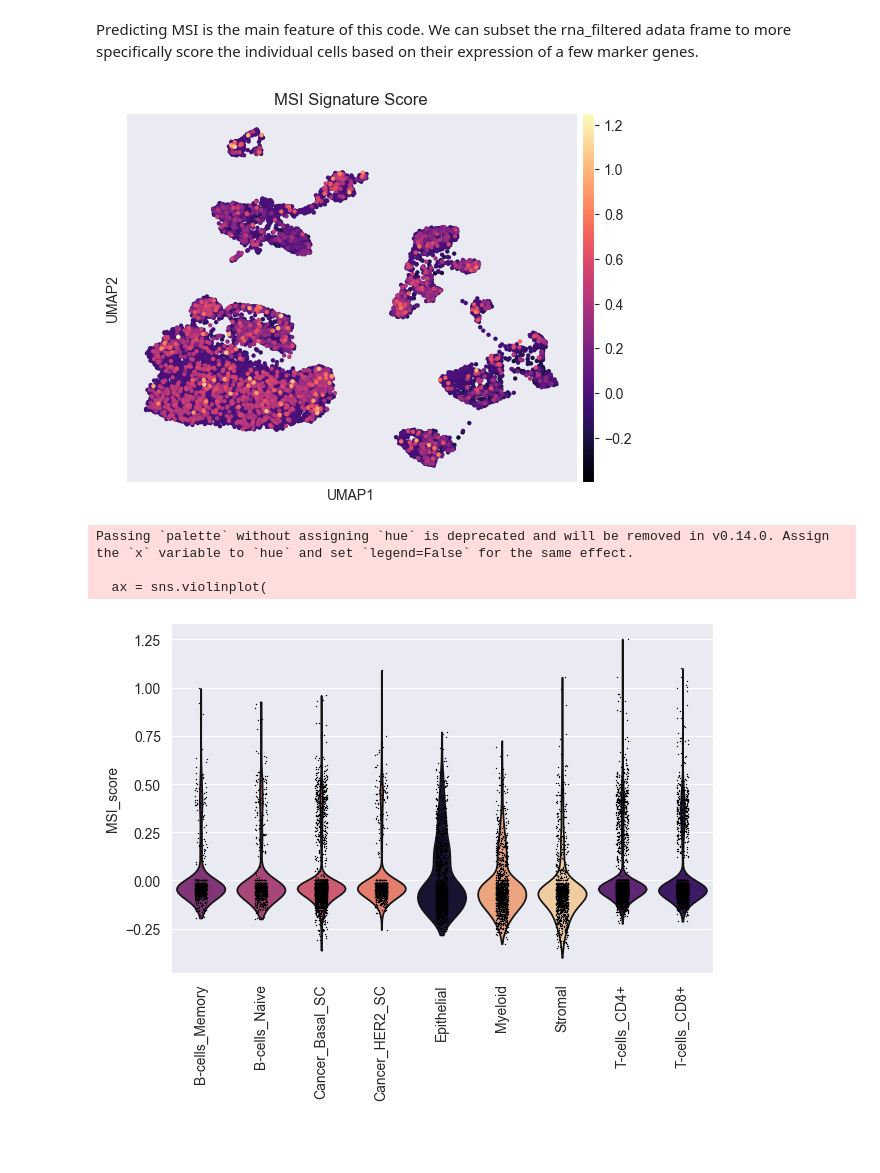
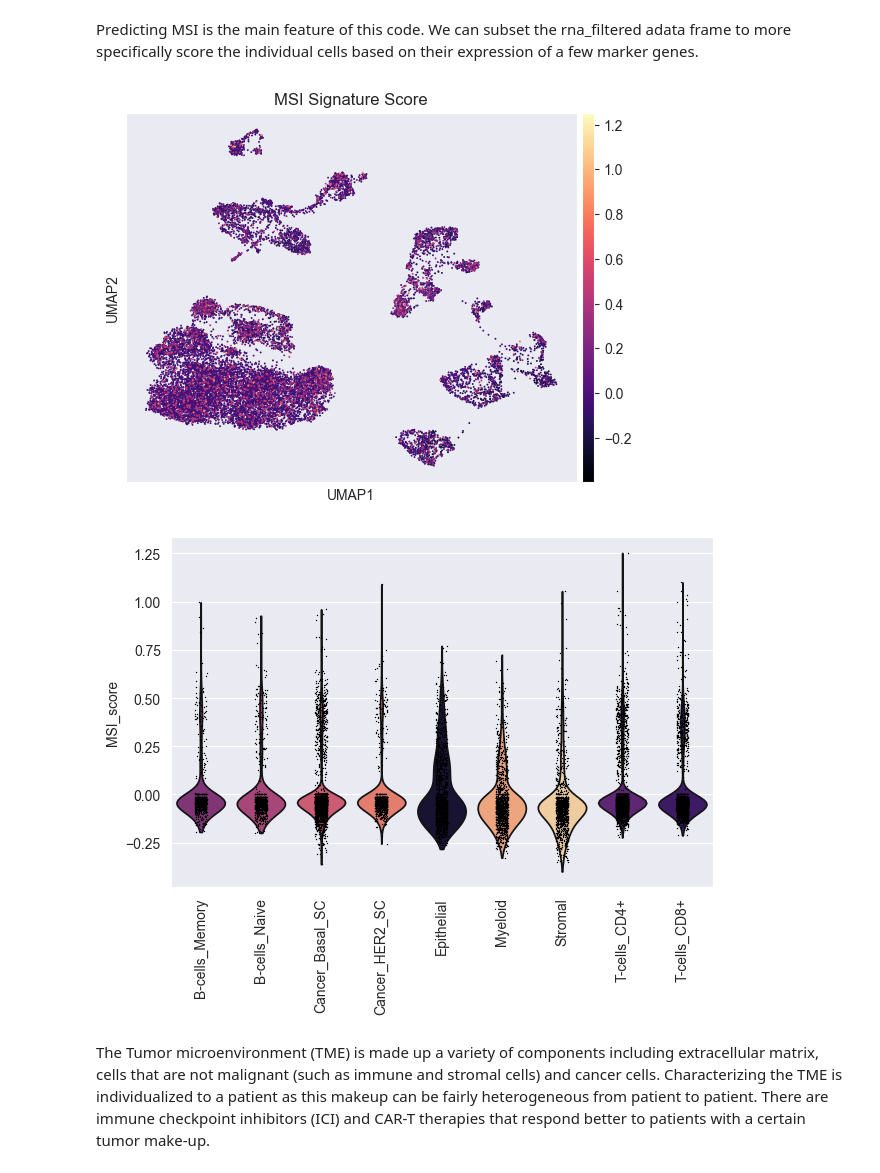
Before and after one commit to nwlodychak/cite_seq, a Jupyter notebook: src/cite_seq.ipynb, the cells around one changed output. Cells and saved outputs as stored; diff of their text form; code cells hidden in the pictures; blank space fills up the shorter version.

```diff
--- a/src/cite_seq.ipynb
+++ b/src/cite_seq.ipynb
@@ -10,3 +12,6 @@ import matplotlib.pyplot as plt
+# %%
+msi_output = pd.read_csv("msisensor_pipeline/msisensor_output.csv")
+msi_output.set_index('sample_id', inplace=True)
 # %%
 # Data loading
 rna_data_path = "data/SCP1039/expression"
@@ -19,11 +24,25 @@ rna_adata = rna.copy()
 
 # patient barcodes are in obs_names followed by cell barcode
 rna_adata.obs['patient'] = rna_adata.obs_names.str.split('_').str[0]
+rna_adata.obs['cell_bc'] = rna_adata.obs_names
 print("Unique patients:", rna_adata.obs['patient'].unique())
 
 # patients of interest
 patient = ["CID3586", "CID3838", "CDI3921", "CID3941", "CID3946", "CID3948", "CID3963"]
 patient_mask = rna_adata.obs['patient'].isin(patient)
+assert msi_output.index.isin(rna_adata.obs_names).all(), "ID Mismatch!"
+
+masked = rna_adata[patient_mask]
+merged_obs = masked.obs.merge(
+    msi_output,
+    left_on='cell_bc',
+    right_index=True,
+    how='left'
+)
+
+# Update AnnData object
+masked.obs = merged_obs
+print(masked.obs)
 # %% [output]
 Unique patients: ['CID3586' 'CID3921' 'CID45171' 'CID3838' 'CID4066' 'CID44041' 'CID4465'
  'CID4495' 'CID44971' 'CID44991' 'CID4513' 'CID4515' 'CID4523' 'CID3946'
@@ -36,7 +68,7 @@ The following code performs QC and clustering on the masked dataset
 3. Then we filter the genes that are highly variable in the subset
 4. This subset of data is used to perform dimensionality reduction and leiden clustering
 # %%
-patient_filtered = rna_adata[patient_mask].copy()
+patient_filtered = masked.copy()
 
 # preprocessing and qc
 sc.pp.calculate_qc_metrics(patient_filtered, inplace = True)
@@ -147,6 +182,4 @@ sc.pl.umap(rna_filtered, color = markers_in_data)
 # %%
-
-
 cell_markers = {
     'Epithelial'     : ['KRT18', 'KRT19', 'EPCAM', 'KRT8', 'CDH1', 'MUC1'],
     'T-cells_CD8+'   : ['CD3D', 'CD8A', 'CD8B', 'GZMA', 'PRF1', 'GZMB', 'TBX21'],
@@ -159,7 +192,6 @@ cell_markers = {
     'Stromal'        : ['COL1A1', 'FAP', 'ACTA2', 'PDGFRA', 'PDGFRB', 'VIM', 'CXCL12']
 }
 
-c = sns.color_palette("magma", n_colors = len(cell_markers.keys()))
 
 # cell type scores
 for cell_type, markers in cell_markers.items():
@@ -173,15 +205,12 @@ rna_filtered.obs['predicted_celltype'] = rna_filtered.obs[cell_type_columns].idx
 rna_filtered.obs['predicted_celltype'] = rna_filtered.obs['predicted_celltype'].str.replace('_score', '')
 
 # Create a custom color palette for cell types
-
+c = sns.color_palette("magma", n_colors = len(cell_markers.keys()), desat = 1)
 celltype_colors = dict(zip(cell_markers.keys(), c))
 
 # Plot a single UMAP with cell types as colors
 sc.pl.umap(rna_filtered,
            color = 'predicted_celltype',
            palette = celltype_colors,
-           legend_loc = 'lower right',
-           frameon = False,
-           title = 'Cell Type Classification',
-           size = 25)
+           title = 'Cell Type Prediction')
 # %% [output]
@@ -191,16 +220,16 @@ Predicting MSI is the main feature of this code. We can subset the rna_filtered
 # %%
 msi_genes = ['WRN', 'MLH1', 'MSH2', 'MSH6', 'PMS2']
 sc.tl.score_genes(rna_filtered, msi_genes, score_name = 'MSI_score')
 
-sc.pl.umap(rna_filtered, color = 'MSI_score',
+sc.pl.umap(rna_filtered,
+           color = 'MSI_score',
            color_map = 'magma',
-           size = 40,
            title = 'MSI Signature Score')
-sc.pl.violin(rna_filtered, 'MSI_score', groupby = 'predicted_celltype', rotation = 90, palette = celltype_colors)
+sc.pl.violin(rna_filtered, 'MSI_score', groupby = 'predicted_celltype', rotation = 90, palette = celltype_colors, hue = 'predicted_celltype')
 # %% [output]
-[figure, old version]
+[figure, new version]
-Passing `palette` without assigning `hue` is deprecated and will be removed in v0.14.0. Assign the `x` variable to `hue` and set `legend=False` for the same effect.
-
-  ax = sns.violinplot(
 [figure]
+# %% [markdown]
+The Tumor microenvironment (TME) is made up a variety of components including extracellular matrix, cells that are not malignant (such as immune and stromal cells) and cancer cells.
+Characterizing the TME is individualized to a patient as this makeup can be fairly heterogeneous from patient to patient. There are immune checkpoint inhibitors (ICI) and CAR-T therapies that respond better to patients with a certain tumor make-up.
 # %%
```
Also changed, not shown: parts of 10 cells of this notebook.
